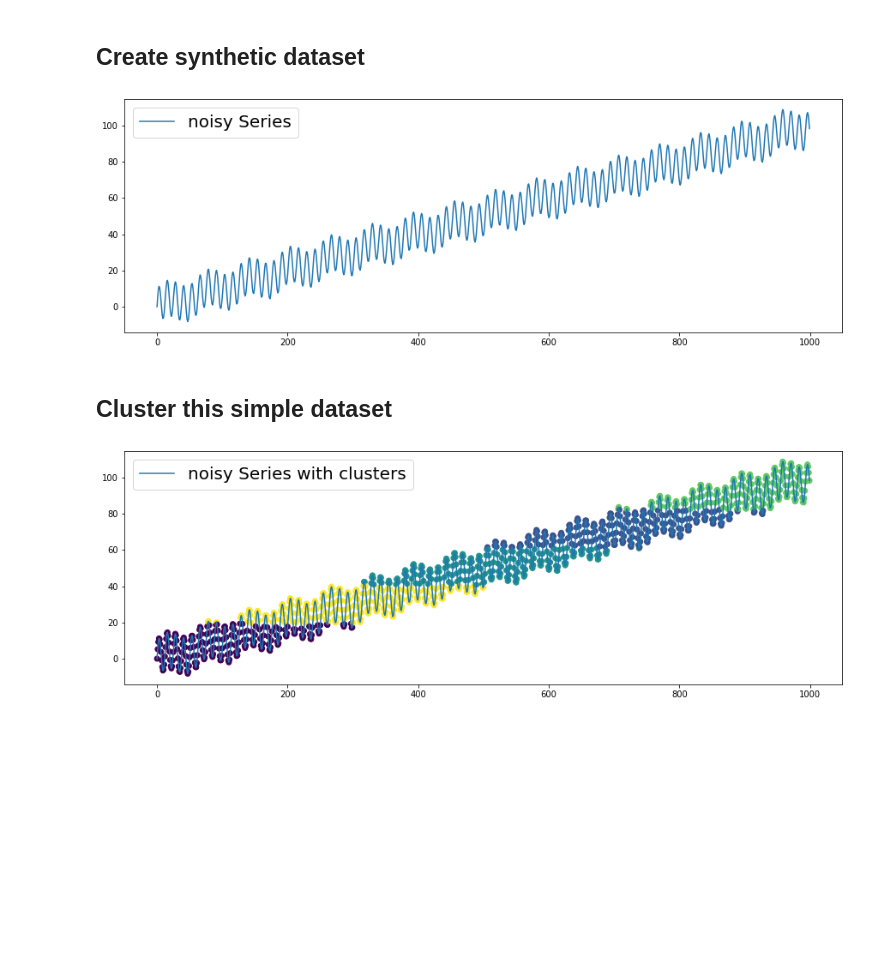
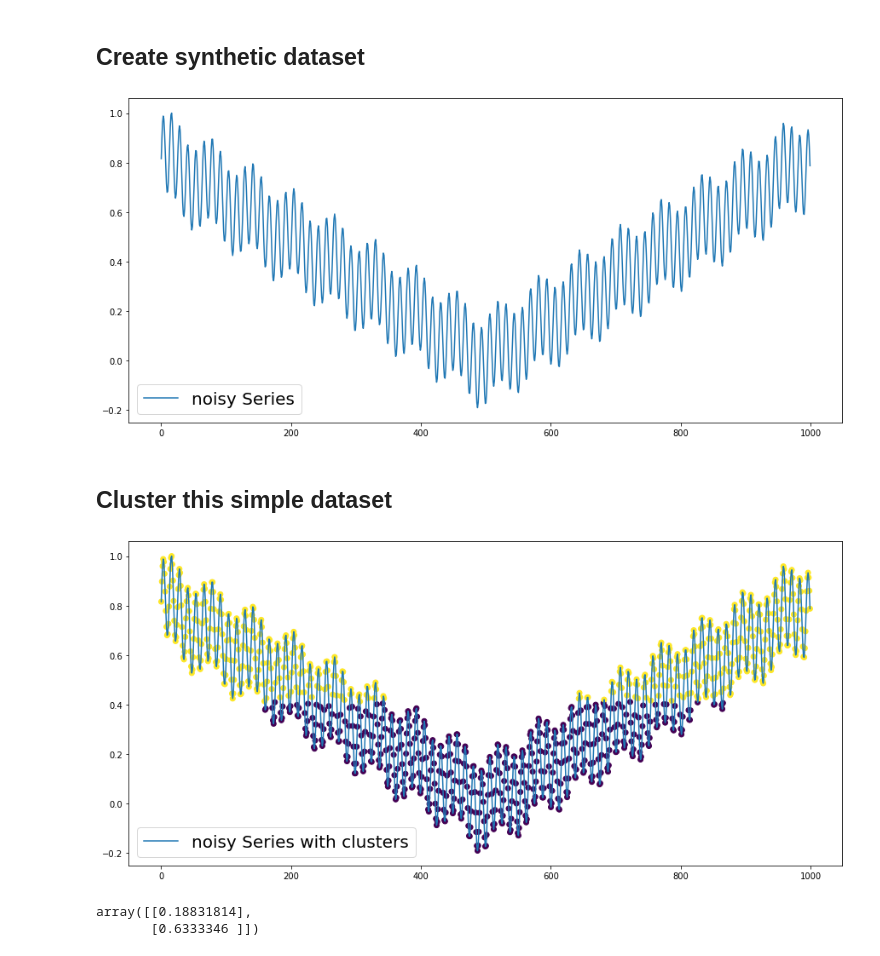
Before and after one commit to sandeep-iitr/ML_Models_on_Time_Series, a Jupyter notebook: UnSupervized/Clustering_Getting_Started.ipynb, the cells around one changed output. Drawn from its saved outputs; the diff is of its cells as text; code cells hidden in the pictures; blank space fills up the shorter version.

Commit message:
updates on clustering

```diff
--- a/UnSupervized/Clustering_Getting_Started.ipynb
+++ b/UnSupervized/Clustering_Getting_Started.ipynb
@@ -8,27 +8,28 @@ from matplotlib import pyplot as plt
 import numpy as np
 import random
 
-def get_sin_wave(noise = 0.05, points = 1000):
+def get_sin_wave(noise = 5, points = 1000):
 
     sin_wave = []
     c = 0.1
     for i in range(points):
         n = random.random()*noise
-        sin_wave.append(c*i+10*math.sin(i*0.5+n)+3*math.sin(i*0.1))
+        sin_wave.append(abs(50-c*i)+10*math.sin(i*0.5+n)+3*math.sin(i*0.1))
 
     sin_wave = np.array(sin_wave)
 
+    sin_wave = sin_wave/max(sin_wave)
     return sin_wave
 # %%
 sin_wave = get_sin_wave(noise=0.0)
 sin_wave = sin_wave.reshape(-1, 1)
 
-plt.figure(figsize=(15, 5))
+plt.figure(figsize=(15, 7))
 plt.plot(sin_wave, label='noisy Series')
 plt.legend(fontsize=20)
 plt.show()
 # %% [output]
-[figure, old version]
+[figure, new version]
 # %% [markdown]
 ## Cluster this simple dataset
 # %%
@@ -39,10 +40,16 @@ kmeans = KMeans(n_clusters=k)
 y_pred = kmeans.fit_predict(sin_wave)
 x = [i for i in range(len(y_pred))]
 # %%
-plt.figure(figsize=(15, 5))
+plt.figure(figsize=(15, 7))
 plt.plot(sin_wave, label='noisy Series with clusters')
 plt.scatter(x, sin_wave, c=y_pred)
 plt.legend(fontsize=20)
 plt.show()
 # %% [output]
-[figure, old version]
+[figure, new version]
+# %%
+## See the cluster centers
+kmeans.cluster_centers_
+# %% [output]
+array([[0.18831814],
+       [0.6333346 ]])
```
Also changed, not shown: parts of 15 cells of this notebook.
